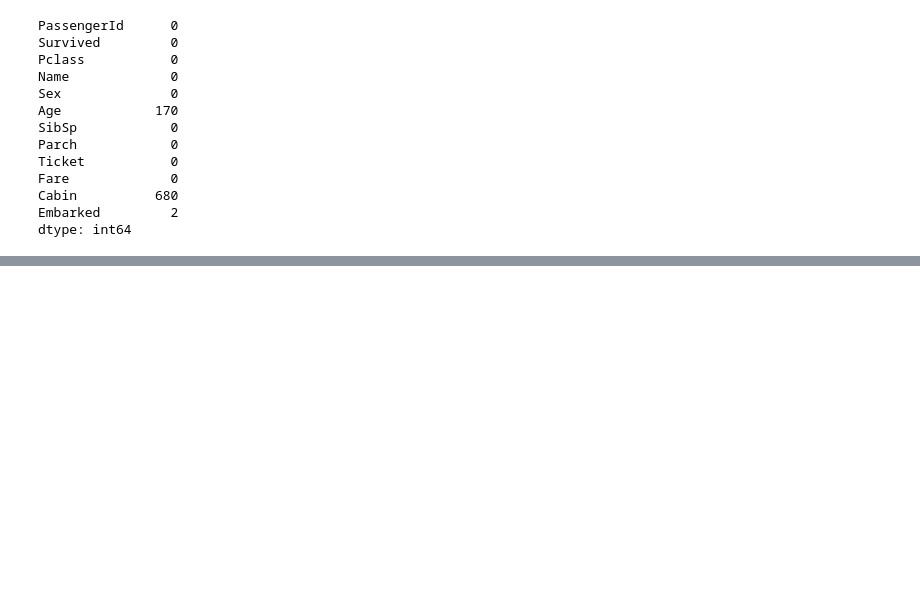
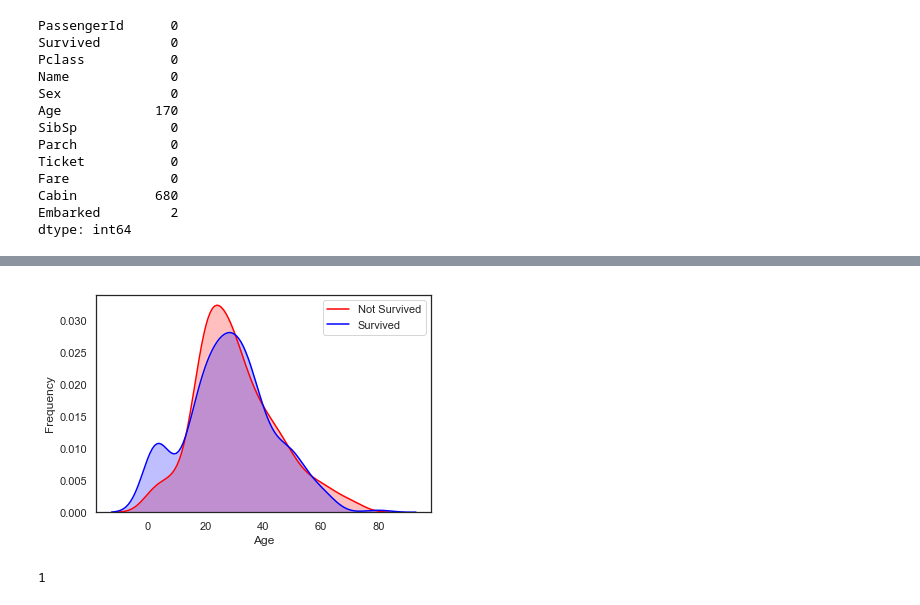
Before and after one commit to prof-alexandre-maciel/fmdev, a Jupyter notebook: analysis/analysis.ipynb, the cells around one changed output, grey strips where cells are left out. Cells and saved outputs as stored; diff of their text form; code cells hidden in the pictures; blank space fills up the shorter version.

```diff
--- a/analysis/analysis.ipynb
+++ b/analysis/analysis.ipynb
@@ -140,0 +161,12 @@ g = sns.heatmap(train[["Survived","SibSp","Parch","Age","Fare"]].corr(),annot=Tr
+# %%
+g = sns.kdeplot(train["Age"][(train["Survived"] == 0) & (train["Age"].notnull())], color="Red", shade = True)
+g = sns.kdeplot(train["Age"][(train["Survived"] == 1) & (train["Age"].notnull())], ax =g, color="Blue", shade= True)
+g.set_xlabel("Age")
+g.set_ylabel("Frequency")
+g = g.legend(["Not Survived","Survived"])
+# %% [output]
+[figure, added]
+# %%
+dataset["Fare"].isnull().sum()
+# %% [output]
+1
```
Also changed, not shown: parts of 63 cells of this notebook, 1 other file.
